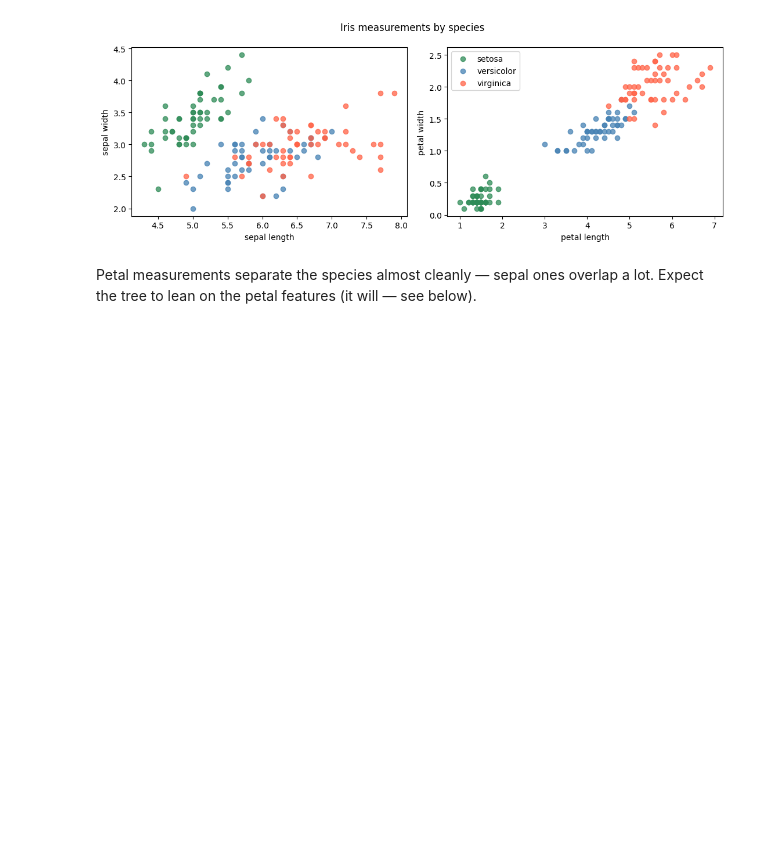
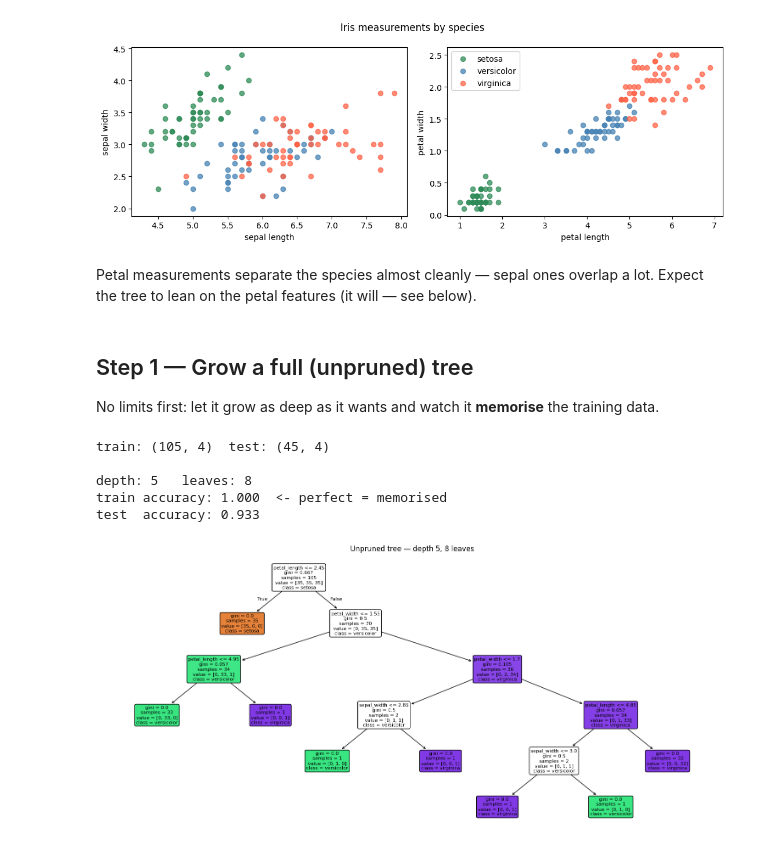
Before and after one commit to meherabmehu/ml-internship-codveda, a Jupyter notebook: level-2-intermediate/02_decision_tree_iris.ipynb, the cells around one changed output. Saved outputs shown, nothing was run; the diff lists cells and outputs as text; code cells hidden in the pictures; blank space fills up the shorter version.

Commit message:
grow a full decision tree and see it overfit

```diff
--- a/level-2-intermediate/02_decision_tree_iris.ipynb
+++ b/level-2-intermediate/02_decision_tree_iris.ipynb
@@ -53,3 +53,40 @@ plt.show()
 # %% [markdown]
 Petal measurements separate the species almost cleanly — sepal ones overlap a lot.
 Expect the tree to lean on the petal features (it will — see below).
+# %% [markdown]
+## Step 1 — Grow a full (unpruned) tree
+
+No limits first: let it grow as deep as it wants and watch it **memorise**
+the training data.
+# %%
+from sklearn.model_selection import train_test_split
+from sklearn.tree import DecisionTreeClassifier
+
+X = df.drop(columns=['species'])
+y = df['species']
+
+X_train, X_test, y_train, y_test = train_test_split(
+    X, y, test_size=0.3, random_state=42, stratify=y)
+print('train:', X_train.shape, ' test:', X_test.shape)
+
+full = DecisionTreeClassifier(random_state=42).fit(X_train, y_train)
+print(f'\ndepth: {full.get_depth()}   leaves: {full.get_n_leaves()}')
+print(f'train accuracy: {full.score(X_train, y_train):.3f}  <- perfect = memorised')
+print(f'test  accuracy: {full.score(X_test, y_test):.3f}')
+# %% [output]
+train: (105, 4)  test: (45, 4)
+
+depth: 5   leaves: 8
+train accuracy: 1.000  <- perfect = memorised
+test  accuracy: 0.933
+# %%
+from sklearn.tree import plot_tree
+
+plt.figure(figsize=(15, 7))
+plot_tree(full, feature_names=X.columns, class_names=full.classes_,
+          filled=True, rounded=True, fontsize=8)
+plt.title(f'Unpruned tree — depth {full.get_depth()}, {full.get_n_leaves()} leaves')
+plt.tight_layout()
+plt.show()
+# %% [output]
+[figure, added]
```
